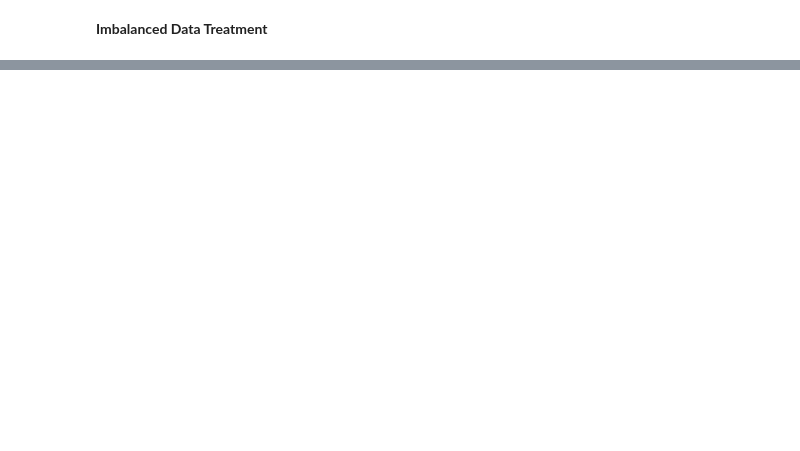
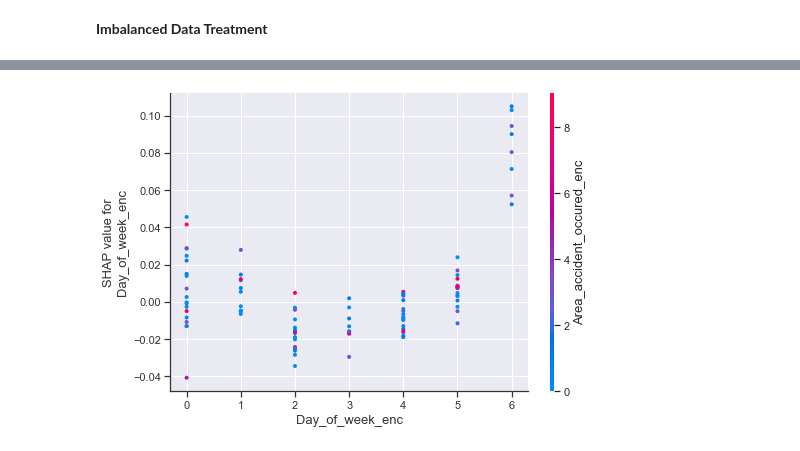
Before and after one commit to nathalierocelle/Machine_Learning_Portfolio, a Jupyter notebook: Project 1 - Road Traffic Severity Classification.ipynb, the cells around one changed output, grey strips where cells are left out. Cells and saved outputs as stored; diff of their text form; code cells hidden in the pictures; blank space fills up the shorter version.

```diff
--- a/Project 1 - Road Traffic Severity Classification.ipynb
+++ b/Project 1 - Road Traffic Severity Classification.ipynb
@@ -788,0 +892,10 @@ weighted avg      0.585     0.590     0.585      6233
+# %%
+cv2 = RepeatedStratifiedKFold(n_splits=10, n_repeats=3, random_state=100)
+params2 = {
+     'n_estimators': range(400, 800, 100),
+    'max_depth': [11,15],
+    'min_samples_split': [2,3],
+    'class_weight': ['balanced', None],}
+
+extree_model2 = RandomizedSearchCV(estimator = ex, param_distributions = params2, n_iter = 100, cv =cv2, verbose=2, random_state=100, n_jobs = -1)
+extree_model2.fit(X_train, y_train)
@@ -788,0 +919,10 @@ weighted avg      0.585     0.590     0.585      6233
+# %%
+extree_tuned = ExtraTreesClassifier(
+                                criterion = 'gini',
+                                min_samples_split = 2,
+                                class_weight = None,
+                                max_depth = 15,
+                                n_estimators =500)
+
+extree_tuned.fit(X_train, y_train)
+y_pred_tuned = extree_tuned.predict(X_test)
@@ -788,0 +939,3 @@ weighted avg      0.585     0.590     0.585      6233
+# %%
+X_sample = X_train.sample(100)
+X_sample
@@ -788,0 +956,2 @@ weighted avg      0.585     0.590     0.585      6233
+# %%
+shap_values = shap.TreeExplainer(extree_tuned).shap_values(X_sample)
@@ -788,0 +994,4 @@ weighted avg      0.585     0.590     0.585      6233
+# %%
+shap.dependence_plot('Day_of_week_enc', shap_values[2], X_sample)
+# %% [output]
+[figure, added]
```
Also changed, not shown: parts of 45 cells of this notebook.
